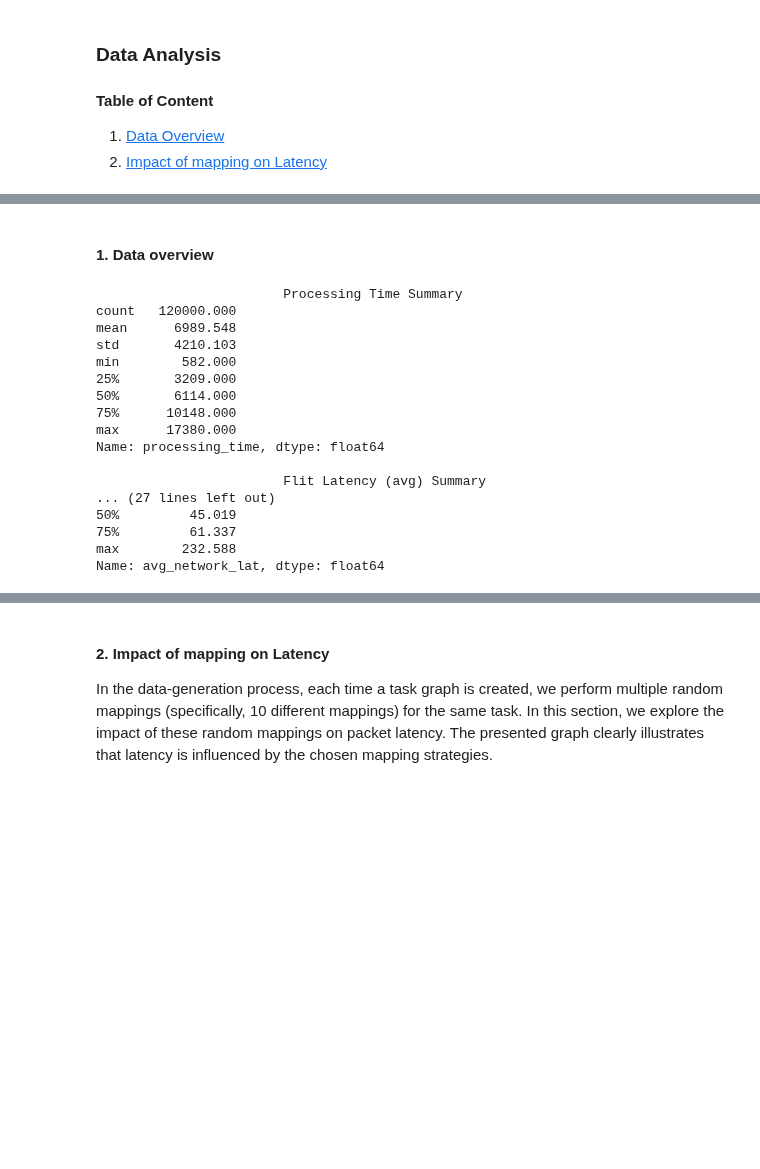
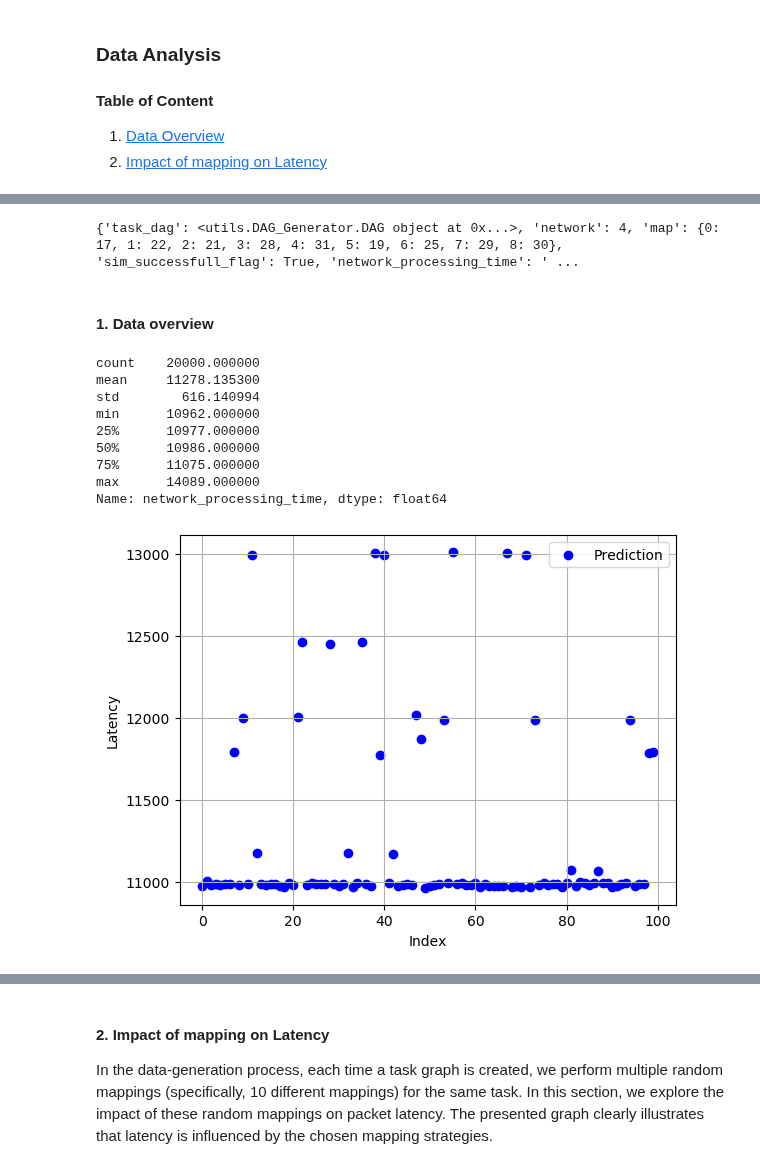
Before and after one commit to faseelmo/noc_latency_predictor, a Jupyter notebook: training_data/data_analysis.ipynb, the cells around one changed output, grey strips where cells are left out. Saved outputs shown, nothing was run; the diff lists cells and outputs as text; code cells hidden in the pictures; blank space fills up the shorter version.

Commit message:
new data analysis

```diff
--- a/training_data/data_analysis.ipynb
+++ b/training_data/data_analysis.ipynb
@@ -29,44 +33,60 @@ Number of files in imported list:       120000
 # %%
 """
-Converting Imported data to Pandas.DataFrame
+    list_of_unique_task -> list of dict
+    each dict contains the id of the task and all the associated mapping to it.
 """
-import pandas as pd
-data_df = pd.DataFrame(list_of_dict)
+list_of_uniqe_task = []
+for uid in list_of_uuid:
+    dict = {
+        'uid'               : uid,
+        'all_mapping_list'  : [],
+    }
+    list_of_uniqe_task.append(dict)
+
+
+for dict in list_of_dict:
+    uid = dict['task_dag'].id
+
+    for unique_task in list_of_uniqe_task:
+        if unique_task['uid'] == uid:
+            unique_task['all_mapping_list'].append(dict)
+# %% [output]
+{'task_dag': <utils.DAG_Generator.DAG object at 0x...>, 'network': 4, 'map': {0: 17, 1: 22, 2: 21, 3: 28, 4: 31, 5: 19, 6: 25, 7: 29, 8: 30}, 'sim_successfull_flag': True, 'network_processing_time': ' ...
 # %% [markdown]
 
 #### 1. Data overview
 # %%
+dataset = list_of_uniqe_task[0]
+list_of_all_mapping = dataset['all_mapping_list']
 
-pd.set_option('display.float_format', lambda x: '%.3f' % x)
+import pandas as pd
+df = pd.DataFrame(list_of_all_mapping)
+df['network_processing_time'] = pd.to_numeric(df['network_processing_time'])
+print(df['network_processing_time'].describe())
 
-print("\n\t\t\tProcessing Time Summary")
-print(data_df['processing_time'].describe())
+import matplotlib.pyplot as plt
+def plot_scatter(data_list):
+    fig, ax = plt.subplots()
+    ax.scatter(range(len(data_list)), data_list, label='Prediction', color='blue', marker='o')
 
-print("\n\t\t\tFlit Latency (avg) Summary")
-print(data_df['avg_flit_lat'].describe())
+    ax.set_xlabel('Index')
+    ax.set_ylabel('Latency')
+    ax.legend()
+    ax.grid(True)
+    plt.show()
 
-print("\n\t\t\tPacket Latency (avg) Summary")
-print(data_df['avg_packet_lat'].describe())
+data = df['network_processing_time'].to_list()
 
-print("\n\t\t\tNetwork Latency (avg) Summary")
-print(data_df['avg_network_lat'].describe())
-
-pd.set_option('display.float_format', None)
+plt.plot(data[:100])
+plt.show()
 # %% [output]
-                        Processing Time Summary
-count   120000.000
-mean      6989.548
-std       4210.103
-min        582.000
-25%       3209.000
-50%       6114.000
-75%      10148.000
-max      17380.000
-Name: processing_time, dtype: float64
-
-                        Flit Latency (avg) Summary
-... (27 lines left out)
-50%         45.019
-75%         61.337
-max        232.588
-Name: avg_network_lat, dtype: float64
+count    20000.000000
+mean     11278.135300
+std        616.140994
+min      10962.000000
+25%      10977.000000
+50%      10986.000000
+75%      11075.000000
+max      14089.000000
+Name: network_processing_time, dtype: float64
+[figure, added]
```
Also changed, not shown: parts of 6 cells of this notebook.
